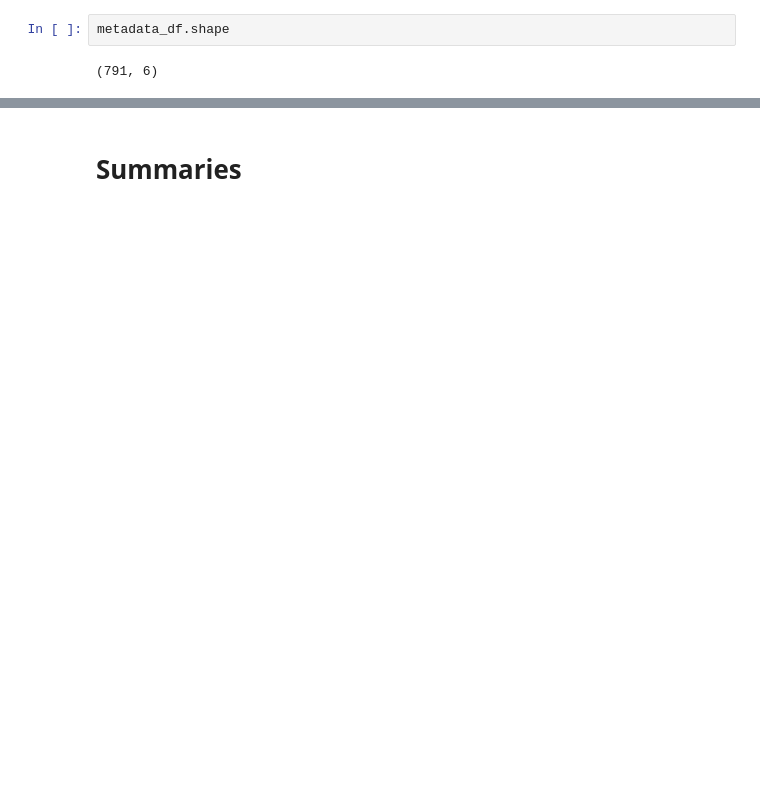
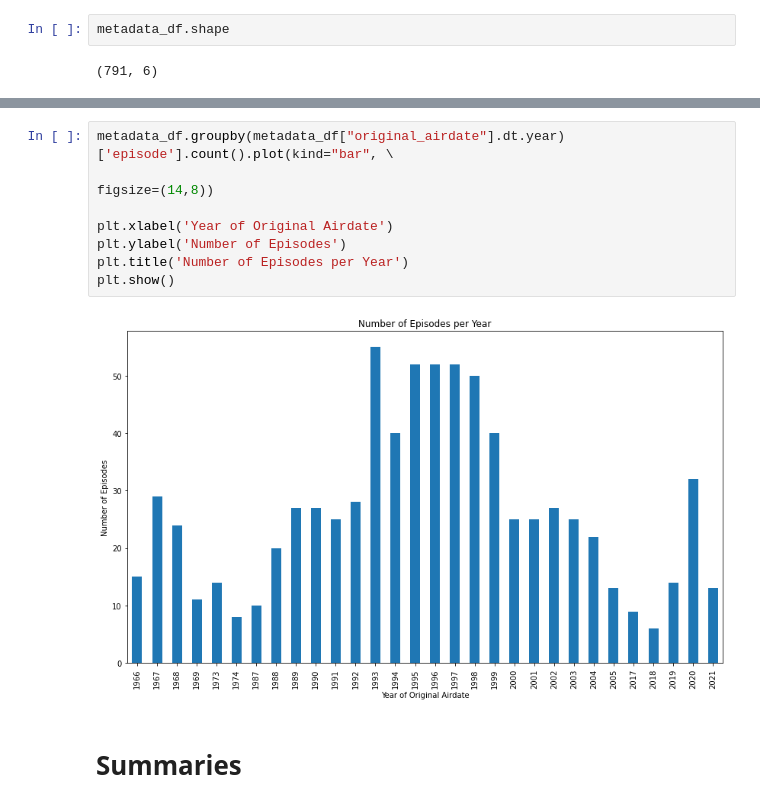
Before and after one commit to mediasittich/bayesian_topic_modeling_lda, a Jupyter notebook: notebooks/Cleaning and Exploring the Data.ipynb, the cells around one changed output, grey strips where cells are left out. Cells and saved outputs as stored; diff of their text form; blank space fills up the shorter version.

```diff
--- a/notebooks/Cleaning and Exploring the Data.ipynb
+++ b/notebooks/Cleaning and Exploring the Data.ipynb
@@ -68,2 +127,12 @@ Number of unique episode titles in Dataset:  791
+# %%
+metadata_df.groupby(metadata_df["original_airdate"].dt.year)['episode'].count().plot(kind="bar", \
+                                                                                           figsize=(14,8))
+
+plt.xlabel('Year of Original Airdate')
+plt.ylabel('Number of Episodes')
+plt.title('Number of Episodes per Year')
+plt.show()
+# %% [output]
+[figure, added]
 # %% [markdown]
 # Summaries
```
Also changed, not shown: parts of 18 cells of this notebook.
